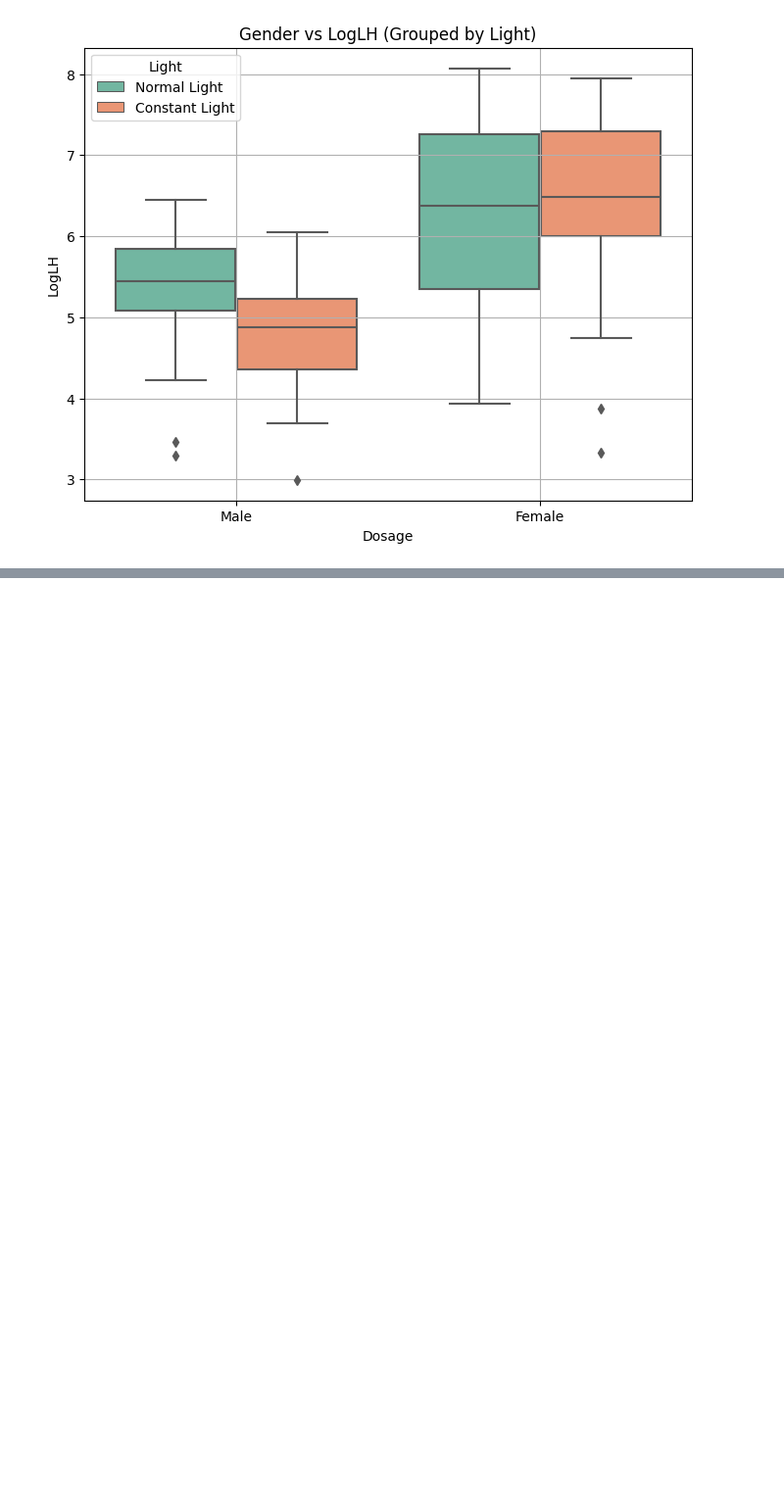
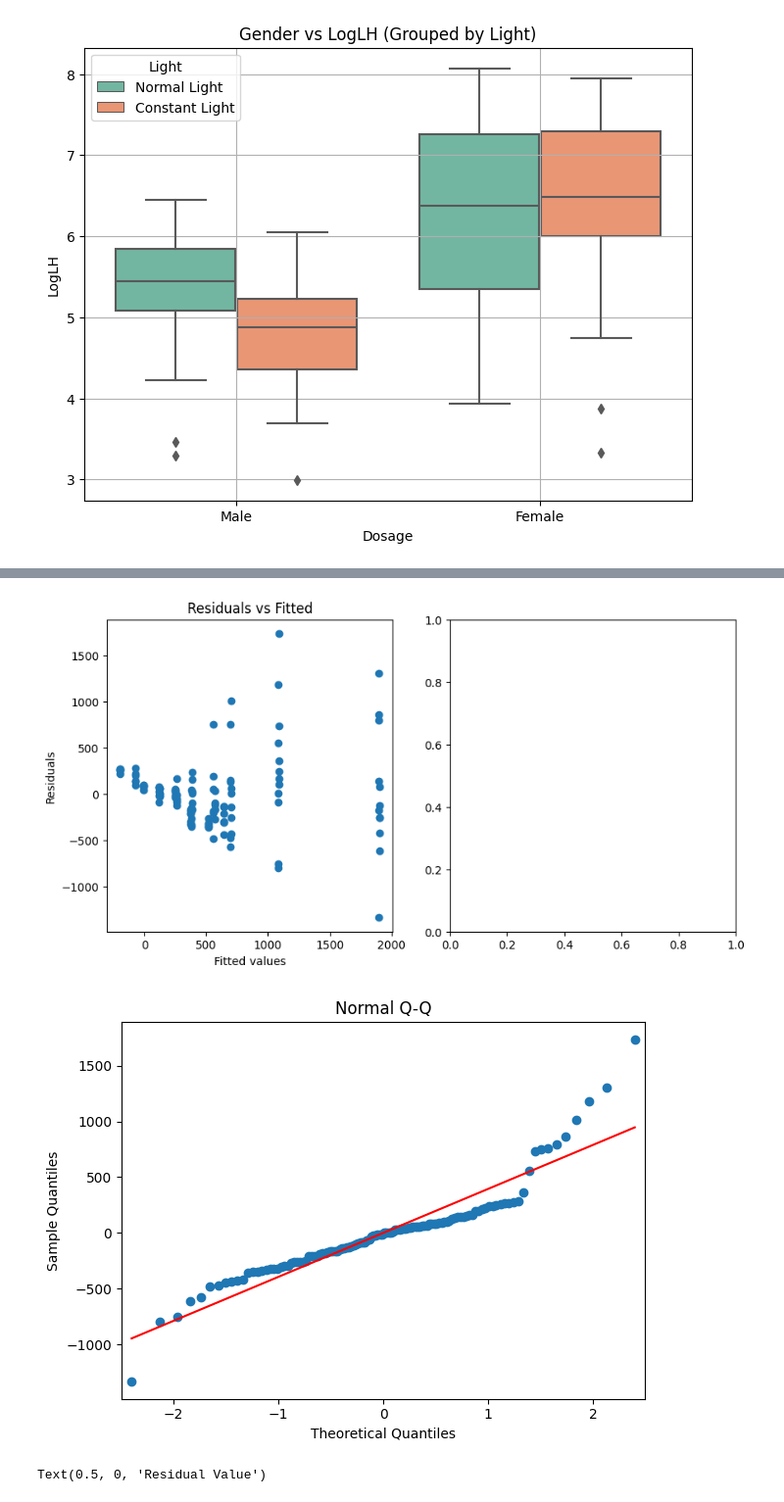
Before and after one commit to chuckrak/StatsResearch, a Jupyter notebook: p3/work.ipynb, the cells around one changed output, grey strips where cells are left out. Shown at 98% size. Saved outputs shown, nothing was run; the diff lists cells and outputs as text; code cells hidden in the pictures; blank space fills up the shorter version.

```diff
--- a/p3/work.ipynb
+++ b/p3/work.ipynb
@@ -144,0 +141,18 @@ See the caveats in the documentation: https://pandas.pydata.org/pandas-docs/stab
+# %%
+#Interaction Terms WIP, picking based off above charts
+X['Female:NormalLight'] = X['Female'] * X['NormalLight']
+
+# X['Female:Dosage_0'] = X['Female'] * X['Dosage_0']
+# X['Female:Dosage_10'] = X['Female'] * X['Dosage_10']
+# X['Female:Dosage_50'] = X['Female'] * X['Dosage_50']
+# X['Female:Dosage_250'] = X['Female'] * X['Dosage_250']
+X['Female:Dosage_1250'] = X['Female'] * X['Dosage_1250']
+
+# X['Dosage_0:NormalLight'] = X['Dosage_0'] * X['NormalLight']
+# X['Dosage_10:NormalLight'] = X['Dosage_10'] * X['NormalLight']
+# X['Dosage_50:NormalLight'] = X['Dosage_50'] * X['NormalLight']
+# X['Dosage_250:NormalLight'] = X['Dosage_250'] * X['NormalLight']
+# X['Dosage_1250:NormalLight'] = X['Dosage_1250'] * X['NormalLight']
+
+interaction_model = fit_lm(X, y)
+interaction_model_log = fit_lm(X, y_log)
@@ -144,0 +209,30 @@ See the caveats in the documentation: https://pandas.pydata.org/pandas-docs/stab
+# %%
+#TODO: examine residual plots, determine if log necessary.
+
+# Get the fitted values and residuals
+fitted_values = interaction_model.fittedvalues
+residuals = interaction_model.resid
+
+# Plot residuals versus fitted values
+plt.figure(figsize=(10, 5))
+plt.subplot(1, 2, 1)
+plt.scatter(fitted_values, residuals)
+plt.xlabel('Fitted values')
+plt.ylabel('Residuals')
+plt.title('Residuals vs Fitted')
+
+# Plot Normal-QQ plot
+plt.subplot(1, 2, 2)
+sm.qqplot(residuals, line='s')
+plt.title('Normal Q-Q')
+plt.tight_layout()
+plt.show()
+
+
+plt.hist(residuals, bins = 10)
+plt.title('Histogram of Residuals')
+plt.xlabel('Residual Value')
+# %% [output]
+[figure, added]
+[figure, added]
+Text(0.5, 0, 'Residual Value')
```
Also changed, not shown: parts of 13 cells of this notebook, 1 other file.
